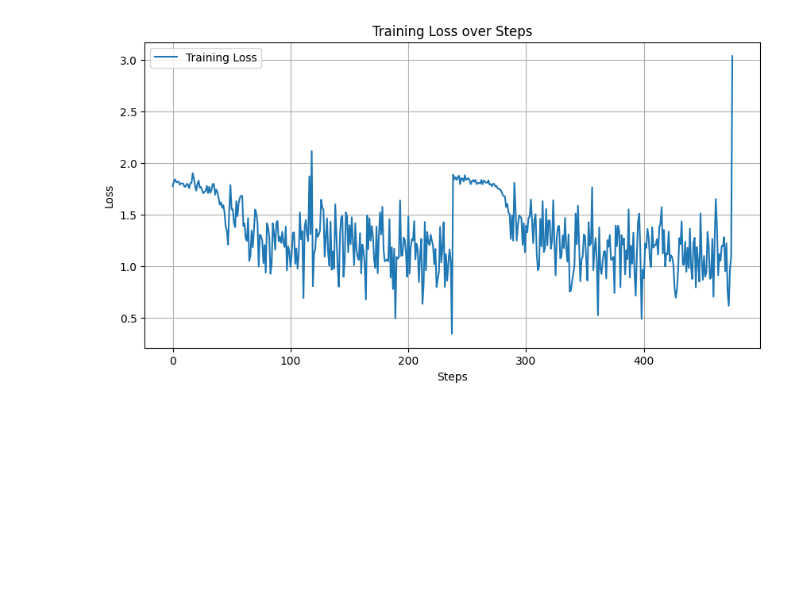
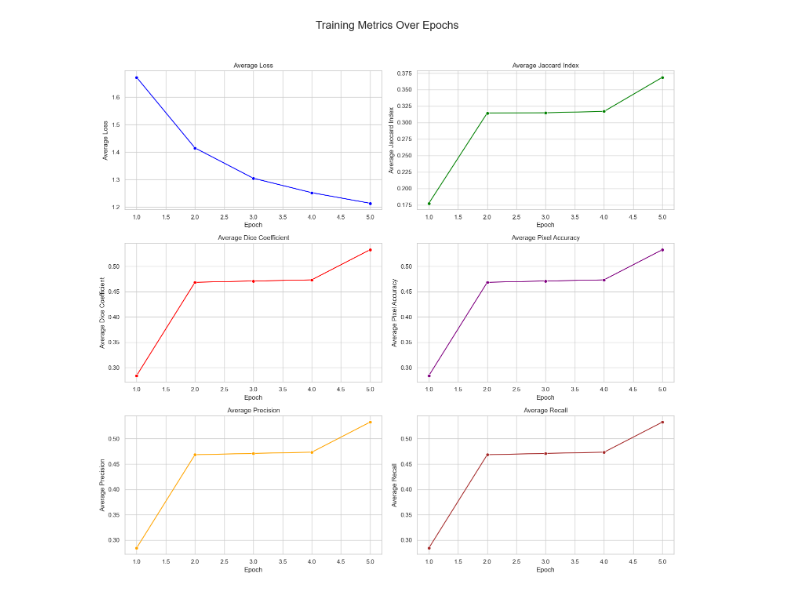
Before and after one commit to inf2021090/AI_lab_Project, a Jupyter notebook: notebooks/eda.ipynb, the cells around one changed output. Drawn from its saved outputs; the diff is of its cells as text; code cells hidden in the pictures; blank space fills up the shorter version.

Commit message:
visualize data

```diff
--- a/notebooks/eda.ipynb
+++ b/notebooks/eda.ipynb
@@ -8,22 +6,53 @@ csv_file_path = "../docs/logs/metrics/training_loss_steps.csv"
-# %%
-# Check if the file exists
-if not os.path.isfile(csv_file_path):
-    raise FileNotFoundError(f"CSV file '{csv_file_path}' not found.")
-
-data = pd.read_csv(csv_file_path)
-
-epoch = data['epoch']
-step = data['step']
-loss = data['loss']
-
-# Plot the loss
-plt.figure(figsize=(10, 5))
-plt.plot(loss, label='Training Loss') #, marker='o', linestyle='-'
-plt.xlabel('Steps')
-plt.ylabel('Loss')
-plt.title('Training Loss over Steps')
-plt.legend()
-plt.grid(True)
-plt.show()
-# %% [output]
-[figure, removed]
+# %%
+# Load the data
+file_path = '../docs/logs/metrics/training_metrics.csv'
+df = pd.read_csv(file_path)
+
+# Set the style of the visualizations
+sns.set(style="whitegrid")
+# %%
+# Create a figure with multiple subplots
+fig, axes = plt.subplots(3, 2, figsize=(15, 15))
+fig.suptitle('Training Metrics Over Epochs', fontsize=20)
+
+# Plot average loss
+sns.lineplot(x='epoch', y='average_loss', data=df, ax=axes[0, 0], marker='o', color='blue')
+axes[0, 0].set_title('Average Loss')
+axes[0, 0].set_xlabel('Epoch')
+axes[0, 0].set_ylabel('Average Loss')
+
+# Plot average jaccard
+sns.lineplot(x='epoch', y='average_jaccard', data=df, ax=axes[0, 1], marker='o', color='green')
+axes[0, 1].set_title('Average Jaccard Index')
+axes[0, 1].set_xlabel('Epoch')
+axes[0, 1].set_ylabel('Average Jaccard Index')
+
+# Plot average dice
+sns.lineplot(x='epoch', y='average_dice', data=df, ax=axes[1, 0], marker='o', color='red')
+axes[1, 0].set_title('Average Dice Coefficient')
+axes[1, 0].set_xlabel('Epoch')
+axes[1, 0].set_ylabel('Average Dice Coefficient')
+
+# Plot average pixel accuracy
+sns.lineplot(x='epoch', y='average_pixel_accuracy', data=df, ax=axes[1, 1], marker='o', color='purple')
+axes[1, 1].set_title('Average Pixel Accuracy')
+axes[1, 1].set_xlabel('Epoch')
+axes[1, 1].set_ylabel('Average Pixel Accuracy')
+
+# Plot average precision
+sns.lineplot(x='epoch', y='average_precision', data=df, ax=axes[2, 0], marker='o', color='orange')
+axes[2, 0].set_title('Average Precision')
+axes[2, 0].set_xlabel('Epoch')
+axes[2, 0].set_ylabel('Average Precision')
+
+# Plot average recall
+sns.lineplot(x='epoch', y='average_recall', data=df, ax=axes[2, 1], marker='o', color='brown')
+axes[2, 1].set_title('Average Recall')
+axes[2, 1].set_xlabel('Epoch')
+axes[2, 1].set_ylabel('Average Recall')
+
+# Adjust layout
+plt.tight_layout(rect=[0, 0.03, 1, 0.95])
+plt.show()
+# %% [output]
+[figure, added]
```
Also changed, not shown: parts of 4 cells of this notebook, 1 other file.
